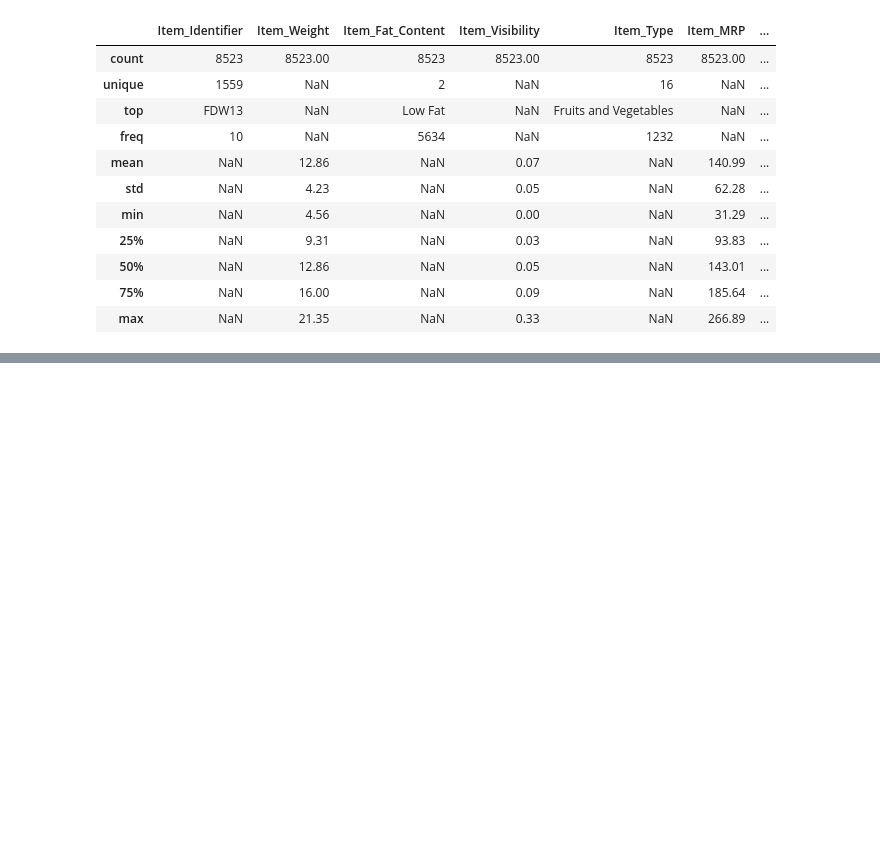
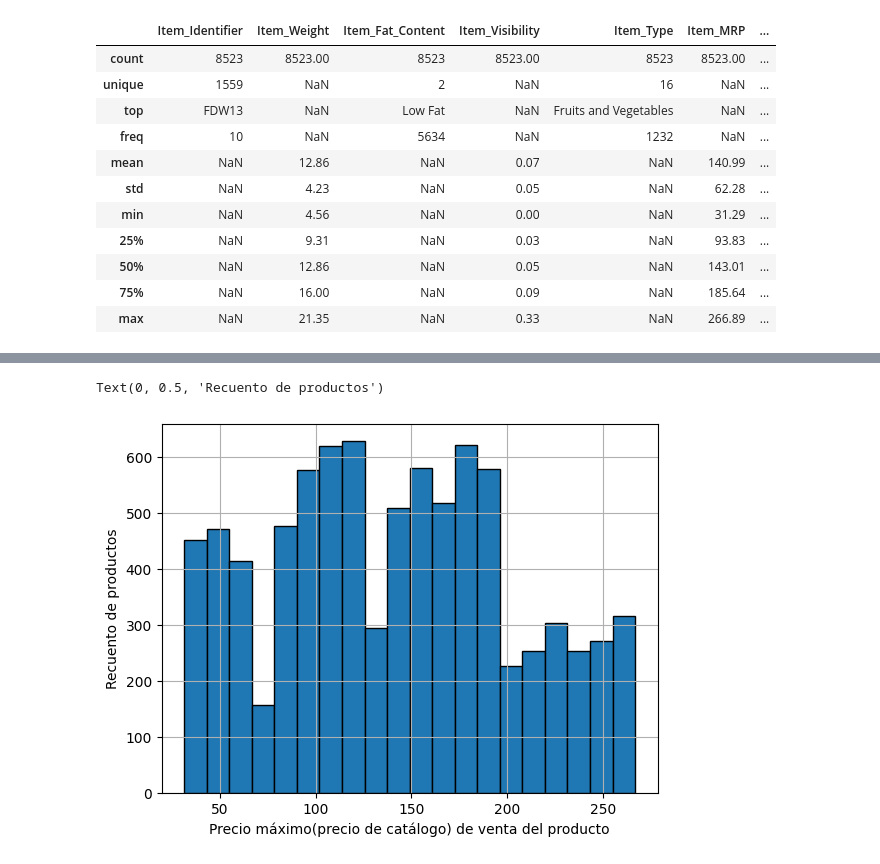
Before and after one commit to Alvaro-C7/predicciones-de-ventas, a Jupyter notebook: proyección_ventas.ipynb, the cells around one changed output, grey strips where cells are left out. Drawn from its saved outputs; the diff is of its cells as text; code cells hidden in the pictures; blank space fills up the shorter version.

```diff
--- a/proyección_ventas.ipynb
+++ b/proyección_ventas.ipynb
@@ -297,0 +324,7 @@ df.describe(include='all').round(2)
+# %%
+df['Item_MRP'].hist(bins=20, edgecolor= 'black')
+plt.xlabel('Precio máximo(precio de catálogo) de venta del producto')
+plt.ylabel('Recuento de productos')
+# %% [output]
+Text(0, 0.5, 'Recuento de productos')
+[figure, added]
```
Also changed, not shown: parts of 18 cells of this notebook.
